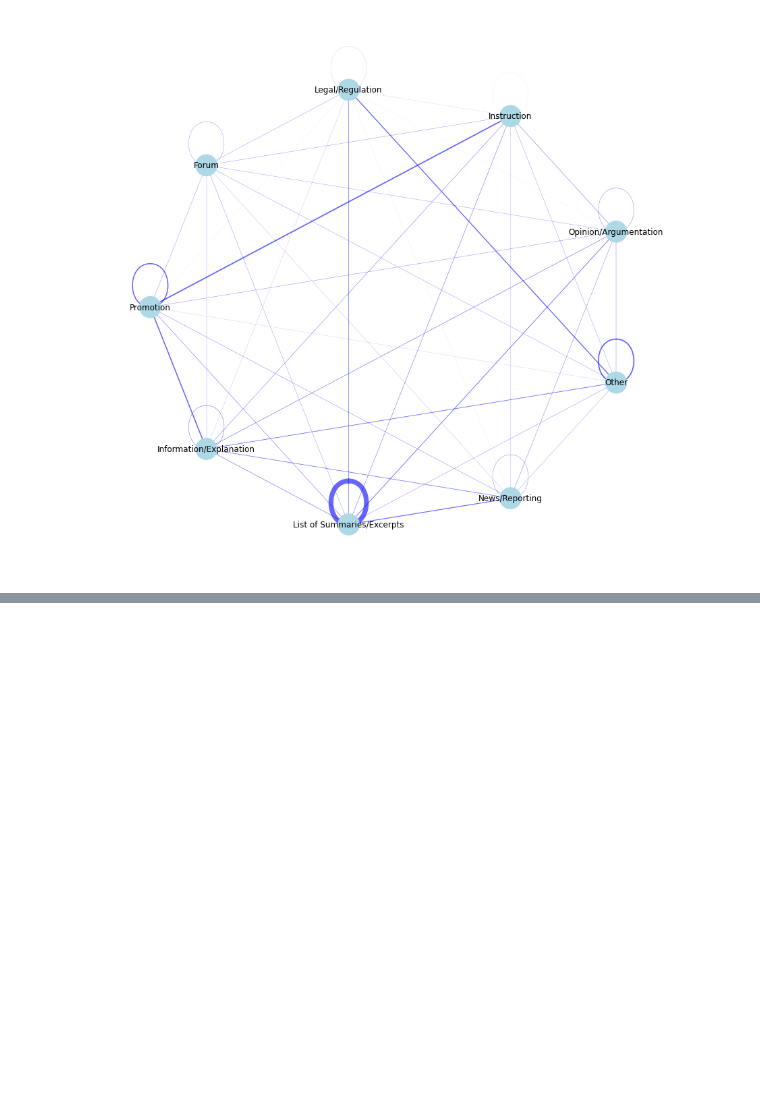
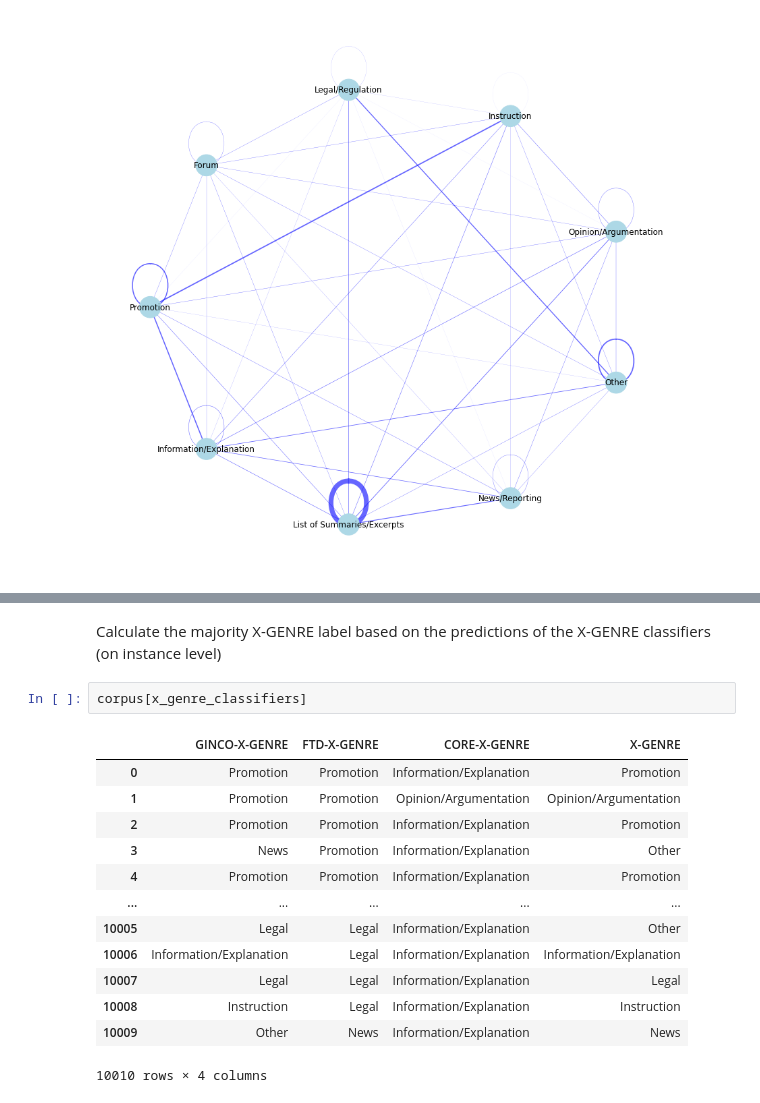
Before and after one commit to TajaKuzman/Genre-Datasets-Comparison, a Jupyter notebook: 6.2-Label-comparison-per-domain-MaCoCu-sample.ipynb, the cells around one changed output, grey strips where cells are left out. Drawn from its saved outputs; the diff is of its cells as text; blank space fills up the shorter version.

```diff
--- a/6.2-Label-comparison-per-domain-MaCoCu-sample.ipynb
+++ b/6.2-Label-comparison-per-domain-MaCoCu-sample.ipynb
@@ -919,0 +929,18 @@ Focus only on X-genre and assume the domain label to be the one that has been ch
+# %% [markdown]
+Calculate the majority X-GENRE label based on the predictions of the X-GENRE classifiers (on instance level)
+# %%
+corpus[x_genre_classifiers]
+# %% [output]
+|  | GINCO-X-GENRE | FTD-X-GENRE | CORE-X-GENRE | X-GENRE |
+| 0 | Promotion | Promotion | Information/Explanation | Promotion |
+| 1 | Promotion | Promotion | Opinion/Argumentation | Opinion/Argumentation |
+| 2 | Promotion | Promotion | Information/Explanation | Promotion |
+| 3 | News | Promotion | Information/Explanation | Other |
+| 4 | Promotion | Promotion | Information/Explanation | Promotion |
+| ... | ... | ... | ... | ... |
+| 10005 | Legal | Legal | Information/Explanation | Other |
+| 10006 | Information/Explanation | Legal | Information/Explanation | Information/Explanation |
+| 10007 | Legal | Legal | Information/Explanation | Legal |
+| 10008 | Instruction | Legal | Information/Explanation | Instruction |
+| 10009 | Other | News | Information/Explanation | News |
+10010 rows × 4 columns
```
Also changed, not shown: parts of 20 cells of this notebook, 9 other files.
